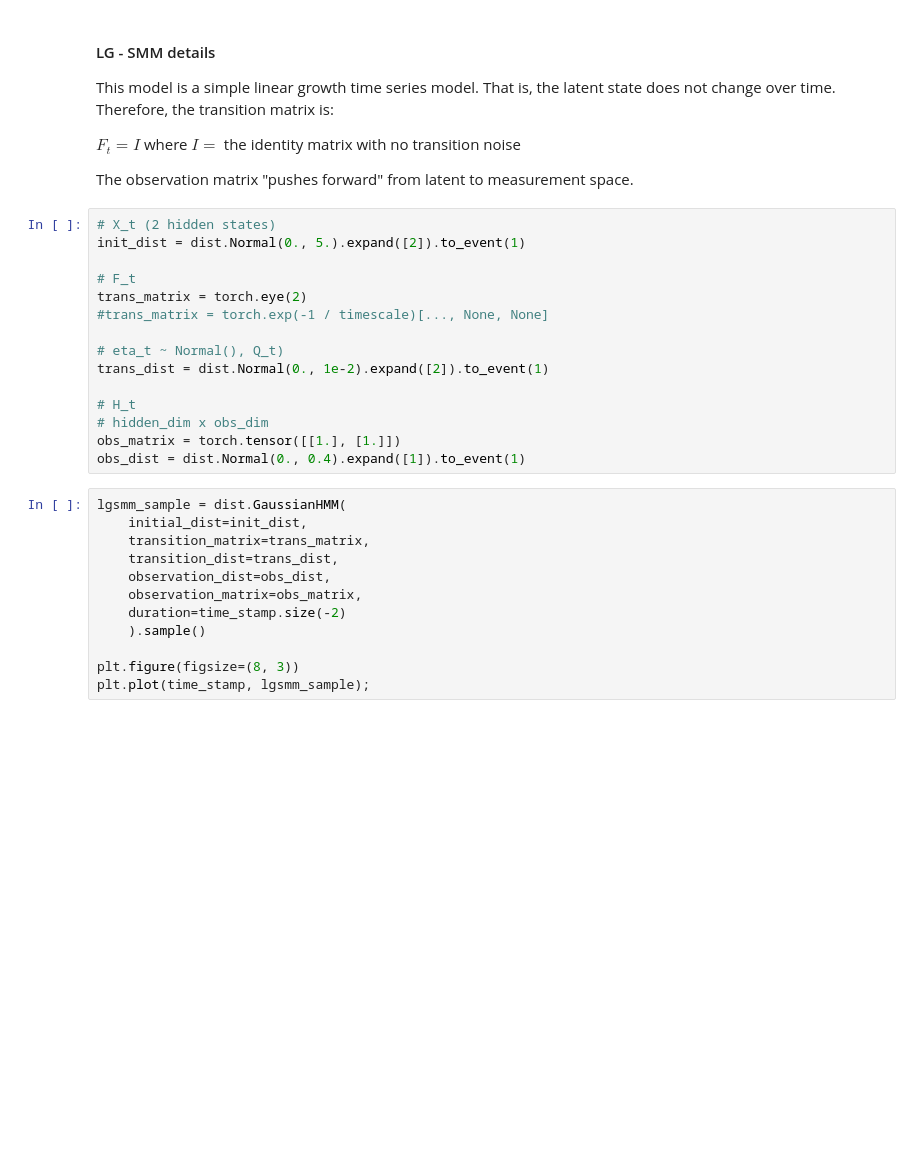
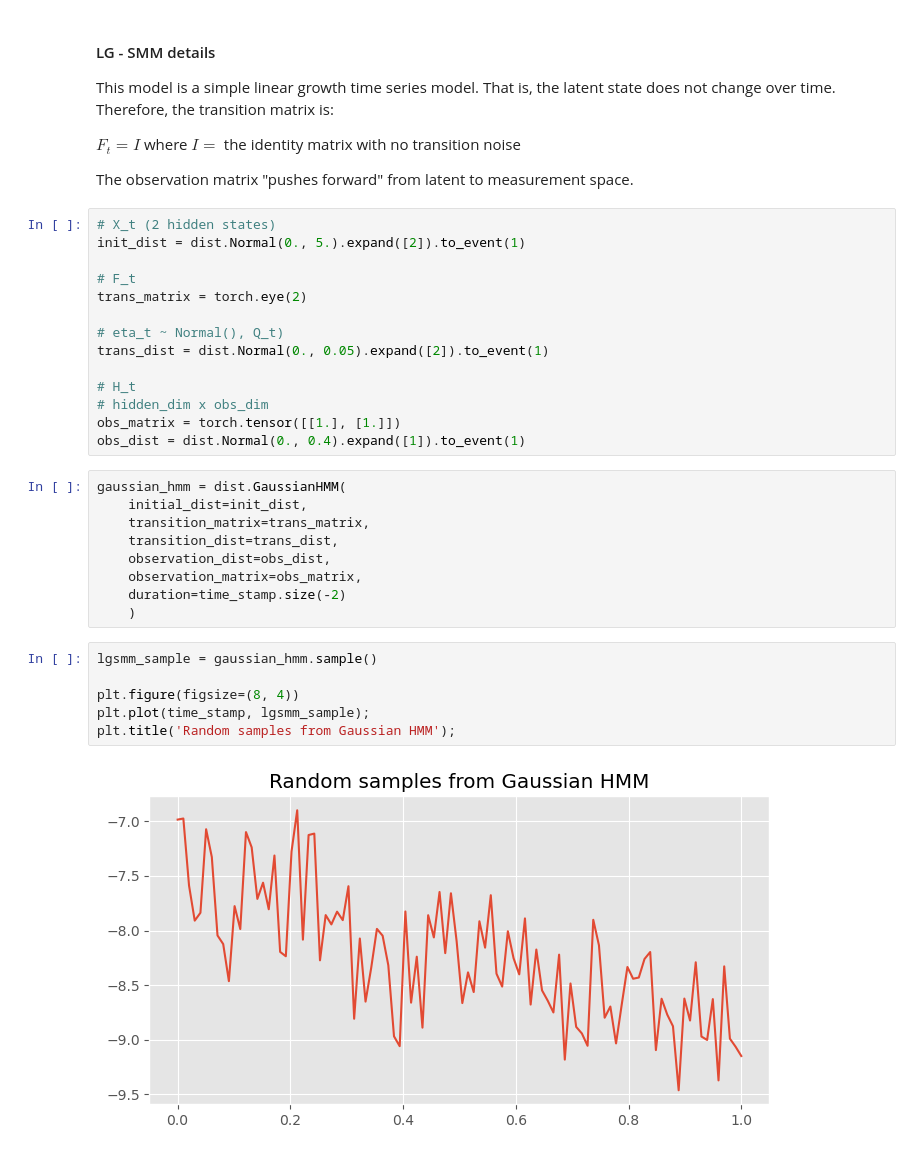
Before and after one commit to GStechschulte/books-with-code, a Jupyter notebook: bmcp/ch_6_pyro.ipynb, the cells around one changed output. Saved outputs shown, nothing was run; the diff lists cells and outputs as text; blank space fills up the shorter version.

```diff
--- a/bmcp/ch_6_pyro.ipynb
+++ b/bmcp/ch_6_pyro.ipynb
@@ -531,25 +412,29 @@ init_dist = dist.Normal(0., 5.).expand([2]).to_event(1)
 
 # F_t
 trans_matrix = torch.eye(2)
-#trans_matrix = torch.exp(-1 / timescale)[..., None, None]
 
 # eta_t ~ Normal(), Q_t)
-trans_dist = dist.Normal(0., 1e-2).expand([2]).to_event(1)
+trans_dist = dist.Normal(0., 0.05).expand([2]).to_event(1)
 
 # H_t
 # hidden_dim x obs_dim
 obs_matrix = torch.tensor([[1.], [1.]])
 obs_dist = dist.Normal(0., 0.4).expand([1]).to_event(1)
 # %%
-lgsmm_sample = dist.GaussianHMM(
+gaussian_hmm = dist.GaussianHMM(
     initial_dist=init_dist,
     transition_matrix=trans_matrix,
     transition_dist=trans_dist,
     observation_dist=obs_dist,
     observation_matrix=obs_matrix,
     duration=time_stamp.size(-2)
-    ).sample()
-
-plt.figure(figsize=(8, 3))
-plt.plot(time_stamp, lgsmm_sample);
+    )
+# %%
+lgsmm_sample = gaussian_hmm.sample()
+
+plt.figure(figsize=(8, 4))
+plt.plot(time_stamp, lgsmm_sample);
+plt.title('Random samples from Gaussian HMM');
+# %% [output]
+[figure, added]
 # %%
```
Also changed, not shown: parts of 50 cells of this notebook.
